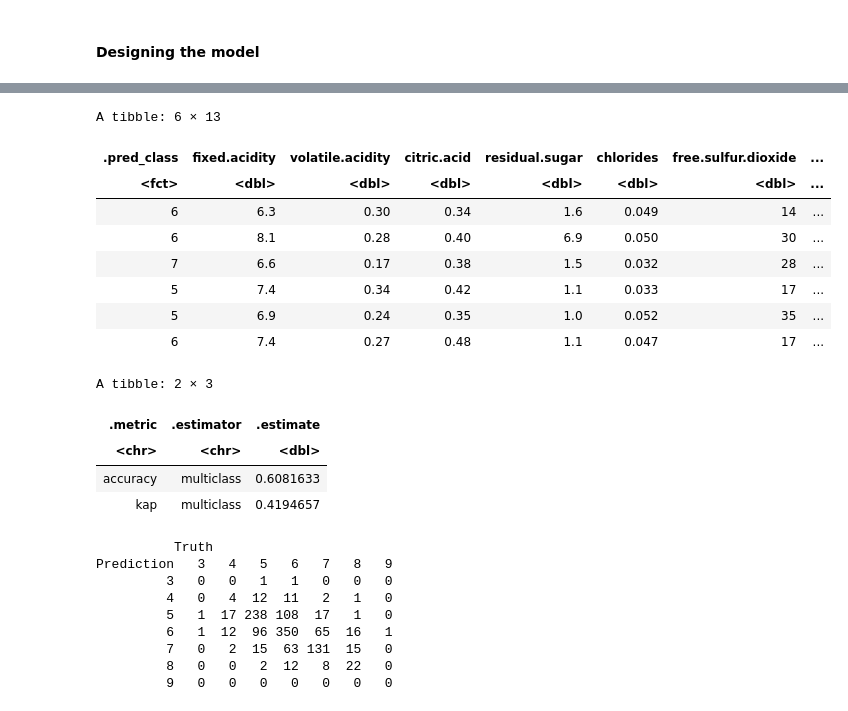
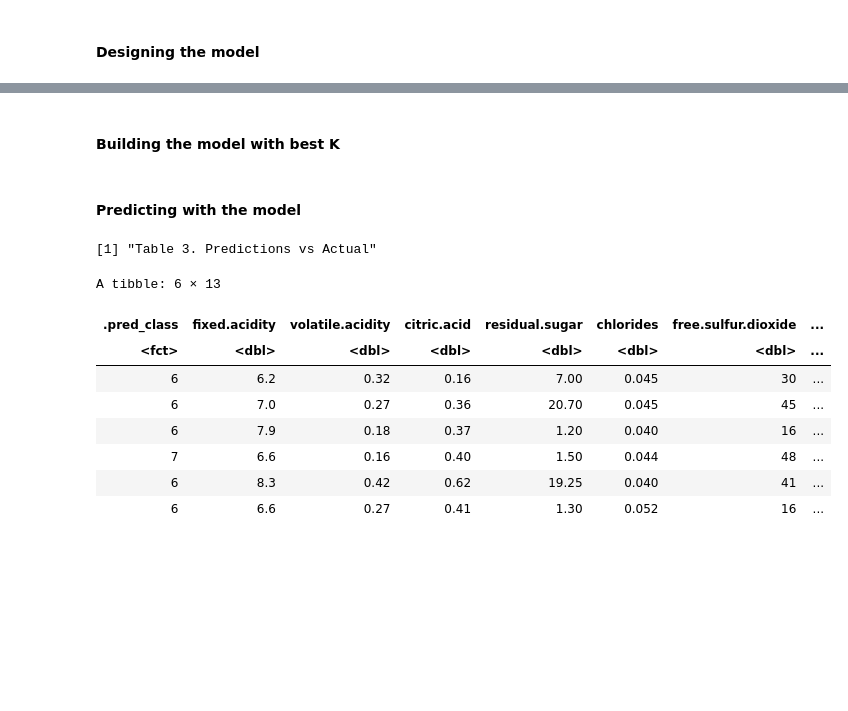
Before and after one commit to rileywheadon/dsci100-project-proposal, a Jupyter notebook: project_final_report.ipynb, the cells around one changed output, grey strips where cells are left out. Saved outputs shown, nothing was run; the diff lists cells and outputs as text; code cells hidden in the pictures; blank space fills up the shorter version.

Commit message:
cleaned kmodel abit

```diff
--- a/project_final_report.ipynb
+++ b/project_final_report.ipynb
@@ -329,5 +347,6 @@ cross_val_plot
+# %% [markdown]
+#### Building the model with best K
 # %%
-#will clean and label later
 knn_spec <- nearest_neighbor(weight_func = "rectangular", neighbors = 2) |>
        set_engine("kknn") |>
        set_mode("classification")
@@ -336,39 +355,21 @@ wine_fit <- workflow() |>
        add_recipe(wine_recipe) |>
        add_model(knn_spec) |>
        fit(data = wine_training)
-
-wine_test_predictions <- predict(wine_fit , wine_testing) |>
-       bind_cols(wine_testing)
-head(wine_test_predictions)
-
-wine_prediction_accuracy <- wine_test_predictions |>
-         metrics(truth = quality, estimate = .pred_class)
-wine_prediction_accuracy
-
-wine_mat <- wine_test_predictions |>
-      conf_mat(truth = quality, estimate = .pred_class)
-wine_mat
-# %% [output]
-A tibble: 6 × 13
-| .pred_class | fixed.acidity | volatile.acidity | citric.acid | residual.sugar | chlorides | free.sulfur.dioxide | ... |
-| <fct> | <dbl> | <dbl> | <dbl> | <dbl> | <dbl> | <dbl> | ... |
-| 6 | 6.3 | 0.30 | 0.34 | 1.6 | 0.049 | 14 | ... |
-| 6 | 8.1 | 0.28 | 0.40 | 6.9 | 0.050 | 30 | ... |
-| 7 | 6.6 | 0.17 | 0.38 | 1.5 | 0.032 | 28 | ... |
-| 5 | 7.4 | 0.34 | 0.42 | 1.1 | 0.033 | 17 | ... |
-| 5 | 6.9 | 0.24 | 0.35 | 1.0 | 0.052 | 35 | ... |
-| 6 | 7.4 | 0.27 | 0.48 | 1.1 | 0.047 | 17 | ... |
-A tibble: 2 × 3
-| .metric | .estimator | .estimate |
-| <chr> | <chr> | <dbl> |
-| accuracy | multiclass | 0.6081633 |
-| kap | multiclass | 0.4194657 |
-          Truth
-Prediction   3   4   5   6   7   8   9
-         3   0   0   1   1   0   0   0
-         4   0   4  12  11   2   1   0
-         5   1  17 238 108  17   1   0
-         6   1  12  96 350  65  16   1
-         7   0   2  15  63 131  15   0
-         8   0   0   2  12   8  22   0
-         9   0   0   0   0   0   0   0
+# %% [markdown]
+#### Predicting with the model
+# %%
+"Table 3. Predictions vs Actual"
+wine_test_predictions <- predict(wine_fit , wine_testing) |>
+       bind_cols(wine_testing)
+head(wine_test_predictions)
+# %% [output]
+[1] "Table 3. Predictions vs Actual"
+A tibble: 6 × 13
+| .pred_class | fixed.acidity | volatile.acidity | citric.acid | residual.sugar | chlorides | free.sulfur.dioxide | ... |
+| <fct> | <dbl> | <dbl> | <dbl> | <dbl> | <dbl> | <dbl> | ... |
+| 6 | 6.2 | 0.32 | 0.16 | 7.00 | 0.045 | 30 | ... |
+| 6 | 7.0 | 0.27 | 0.36 | 20.70 | 0.045 | 45 | ... |
+| 6 | 7.9 | 0.18 | 0.37 | 1.20 | 0.040 | 16 | ... |
+| 7 | 6.6 | 0.16 | 0.40 | 1.50 | 0.044 | 48 | ... |
+| 6 | 8.3 | 0.42 | 0.62 | 19.25 | 0.040 | 41 | ... |
+| 6 | 6.6 | 0.27 | 0.41 | 1.30 | 0.052 | 16 | ... |
```
Also changed, not shown: parts of 10 cells of this notebook.
